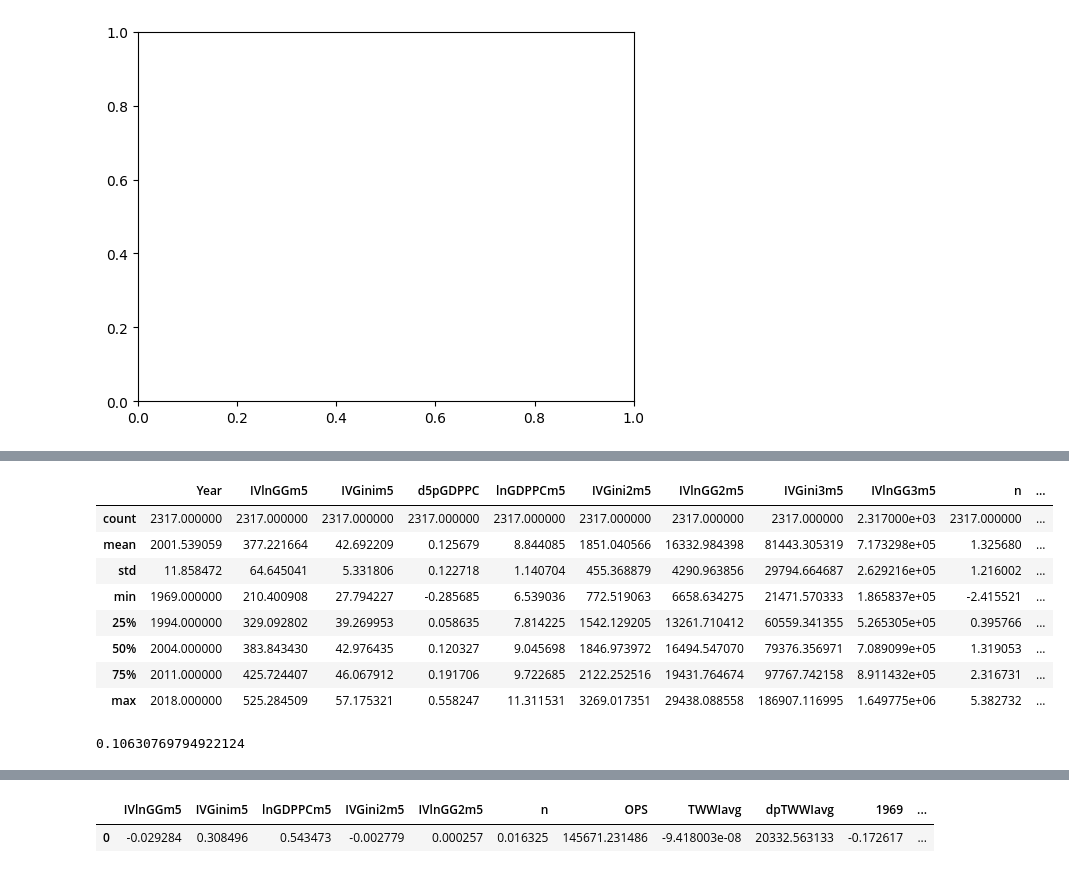
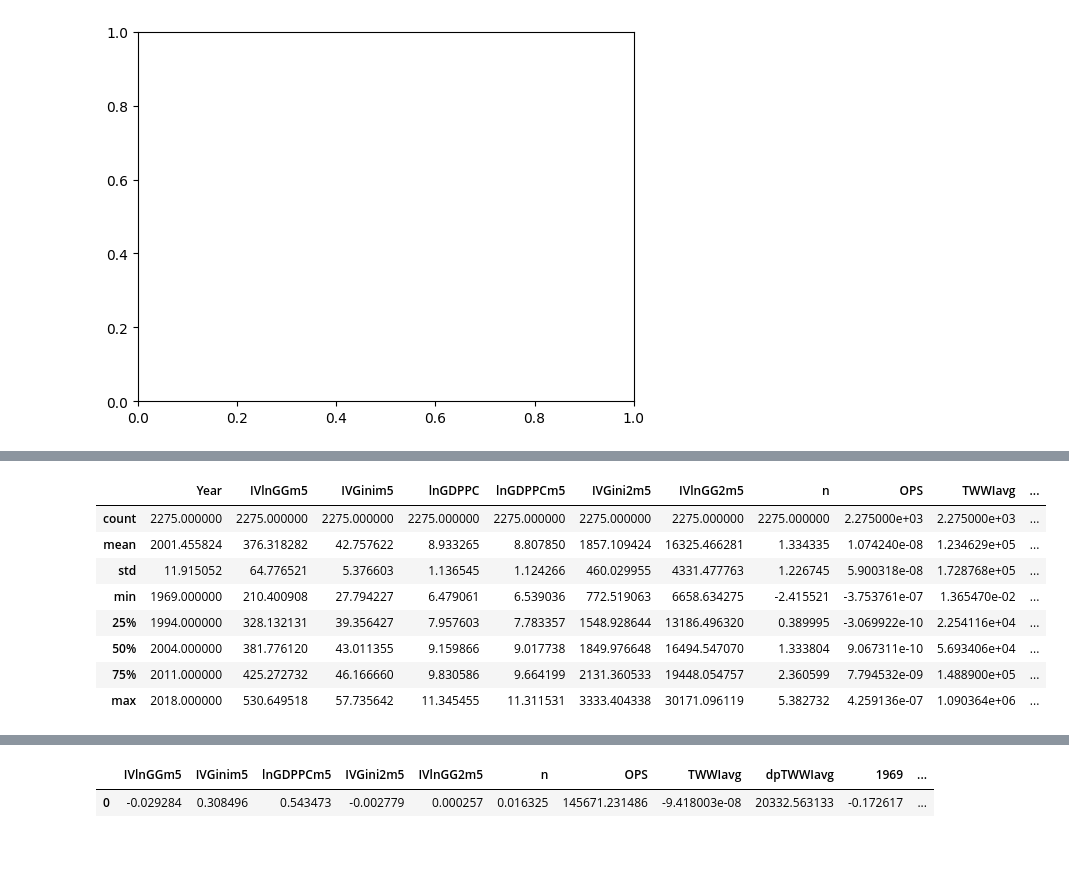
Before and after one commit to JTayMilli/GonGrowth, a Jupyter notebook: Data Processing.ipynb, the cells around one changed output, grey strips where cells are left out. Cells and saved outputs as stored; diff of their text form; code cells hidden in the pictures.

```diff
--- a/Data Processing.ipynb
+++ b/Data Processing.ipynb
@@ -366,8 +370,11 @@ TGall = TGall.sort_values(by = ["Country", "Year"])
 # %%
 TGall["Gini2m5"] = TGall["Ginim5"]**2
 TGall["lnGG"] = TGall["lnGDPPC"].mul(TGall['Gini'])
-TGall["lnGGm5"] = TGall["lnGG"].shift(5)
-TGall["lnGDPPCm5"] = TGall["lnGDPPC"].shift(5)
+TGall["lnGGm5"] = TGall.groupby('Country')["lnGG"].shift(5)
+TGall["lnGDPPCm5"] = TGall.groupby('Country')["lnGDPPC"].shift(5)
+
+TGall['RellnGGm5'] = TGall['RellnGDPPCm5'] * TGall["Ginim5"]
+TGall['RellnGG2m5'] = TGall['RellnGDPPCm5'] * TGall["Gini2m5"]
 TGall = TGall.replace([np.nan, -np.inf], 0)
 # %%
 TGall['Gini'] = TGall['Gini'].replace(0, np.nan)
@@ -425,6 +432,8 @@ South Asia (IDA & IBRD) not found in regex
 Sub-Saharan Africa (IDA & IBRD countries) not found in regex
 Upper middle income not found in regex
 World not found in regex
+# %%
+TGall = TGall.sort_values(by = ["Country", "Year"])
 # %%
 Pr = ( pd.read_excel("statistic_id262858_opec-oil-price-annually-1960-2024.xlsx", sheet_name="Data", skiprows = 4)
       .drop(columns = "Unnamed: 0")
@@ -493,16 +502,23 @@ TGall['IVGini'] = TGall['Gini'] - (TGall['lnGDPPC'].mul(AdjGDP))
 #TGall['IVGini'] = TGall['Gini'] - TGall['predIVGini']
 
 TGall['IVGini'] = TGall['IVGini'].replace(0, np.nan)
-TGall['IVGinim5'] = TGall["IVGini"].shift(5)
+TGall['IVGinim5'] = TGall.groupby('Country')["IVGini"].shift(5)
 
 TGall["IVlnGG"] = TGall["lnGDPPC"].mul(TGall['IVGini'])
-TGall["IVlnGGm5"] = TGall["IVlnGG"].shift(5)
+TGall["IVlnGGm5"] = TGall.groupby('Country')["IVlnGG"].shift(5)
 
 TGall['IVGini2m5'] = TGall['IVGinim5'].mul(TGall['IVGinim5'])
 TGall['IVlnGG2m5'] = TGall['IVGini2m5'].mul(TGall['lnGDPPCm5'])
 
 TGall['IVGini3m5'] = TGall['IVGinim5'].mul(TGall['IVGinim5']).mul(TGall['IVGinim5'])
 TGall['IVlnGG3m5'] = TGall['IVGini2m5'].mul(TGall['lnGDPPCm5']).mul(TGall['IVGinim5'])
+
+TGall['IVRellnGGm5'] = TGall['RellnGDPPCm5'] * TGall["IVGinim5"]
+TGall['IVRellnGG2m5'] = TGall['RellnGDPPCm5'] * TGall["IVGini2m5"]
+TGall = TGall.rename(columns = {"RelGDPPC_x": "RelGDPPC"})
+TGall['RelGDPPCm5'] = TGall.groupby('Country')['RelGDPPC'].shift(5)
+TGall['IVRelGGm5'] = TGall['RelGDPPCm5'] * TGall["IVGinim5"]
+TGall['IVRelGG2m5'] = TGall['RelGDPPCm5'] * TGall["IVGini2m5"]
 
 #################### GDPPC 2
 """
@@ -615,7 +631,7 @@ TGall.HDI = TGall.HDI.mul(100)
 TGall = TGall.merge(GNId, on = ['Country', 'Year'], how = "left")
 # %%
 TGall["lnHDI"] = np.log(TGall["HDI"])
-TGall["lnHDIm5"] = TGall["lnHDI"].shift(5)
+TGall["lnHDIm5"] = TGall.groupby('Country')["lnHDI"].shift(5)
 TGall["GHDIm5"] = TGall["lnHDIm5"].mul(TGall["Ginim5"])
 TGall["GHDI2m5"] = TGall["lnHDIm5"].mul(TGall["Gini2m5"])
 # %% [markdown]
@@ -900,23 +916,18 @@ X.describe()
 # %%
-X = TGall[["Year", "Country", "IVlnGGm5","IVGinim5", "d5pGDPPC", "lnGDPPCm5", 'IVGini2m5', 'IVlnGG2m5', 'IVGini3m5', 'IVlnGG3m5', "n", "OPS", "TWWIavg", "dpTWWIavg"]].replace(0,np.nan).dropna()
+X = TGall[["Year", "Country", "IVlnGGm5","IVGinim5", "lnGDPPC", "lnGDPPCm5", 'IVGini2m5', 'IVlnGG2m5', "n", "OPS", "TWWIavg", "dpTWWIavg", 'RelGDPPCm5', 'IVRelGGm5', 'IVRelGG2m5', 'd5pGDPPC']].replace(0,np.nan).dropna()
 #X = TGall[["Year", "Country", "IVlnGGm5","IVGinim5", "d5pGDPPC", "lnGDPPCm5", 'IVGini2m5', 'IVlnGG2m5', "n", "OPS", "TWWIavg", "dpTWWIavg"]].replace(0,np.nan).dropna()
 X = X[(np.abs(stats.zscore(X.drop(columns = ["Year", "Country"]))) < 3).all(axis=1)]
 X = X.groupby('Country').filter(lambda x: len(x) >= 5) #remove countries with less then 4 data points
 X = X.groupby('Year').filter(lambda x: len(x) >= 10) #remove years with less then 10 entries
 X = X[X.Country.isin(CountryList)] #make sure that the country is in our list of countries
 X.describe()
 # %% [output]
-|  | Year | IVlnGGm5 | IVGinim5 | d5pGDPPC | lnGDPPCm5 | IVGini2m5 | IVlnGG2m5 | IVGini3m5 | IVlnGG3m5 | n | ... |
-| count | 2317.000000 | 2317.000000 | 2317.000000 | 2317.000000 | 2317.000000 | 2317.000000 | 2317.000000 | 2317.000000 | 2.317000e+03 | 2317.000000 | ... |
-| mean | 2001.539059 | 377.221664 | 42.692209 | 0.125679 | 8.844085 | 1851.040566 | 16332.984398 | 81443.305319 | 7.173298e+05 | 1.325680 | ... |
-| std | 11.858472 | 64.645041 | 5.331806 | 0.122718 | 1.140704 | 455.368879 | 4290.963856 | 29794.664687 | 2.629216e+05 | 1.216002 | ... |
-| min | 1969.000000 | 210.400908 | 27.794227 | -0.285685 | 6.539036 | 772.519063 | 6658.634275 | 21471.570333 | 1.865837e+05 | -2.415521 | ... |
-| 25% | 1994.000000 | 329.092802 | 39.269953 | 0.058635 | 7.814225 | 1542.129205 | 13261.710412 | 60559.341355 | 5.265305e+05 | 0.395766 | ... |
-| 50% | 2004.000000 | 383.843430 | 42.976435 | 0.120327 | 9.045698 | 1846.973972 | 16494.547070 | 79376.356971 | 7.089099e+05 | 1.319053 | ... |
-| 75% | 2011.000000 | 425.724407 | 46.067912 | 0.191706 | 9.722685 | 2122.252516 | 19431.764674 | 97767.742158 | 8.911432e+05 | 2.316731 | ... |
-| max | 2018.000000 | 525.284509 | 57.175321 | 0.558247 | 11.311531 | 3269.017351 | 29438.088558 | 186907.116995 | 1.649775e+06 | 5.382732 | ... |
+|  | Year | IVlnGGm5 | IVGinim5 | lnGDPPC | lnGDPPCm5 | IVGini2m5 | IVlnGG2m5 | n | OPS | TWWIavg | ... |
+| count | 2275.000000 | 2275.000000 | 2275.000000 | 2275.000000 | 2275.000000 | 2275.000000 | 2275.000000 | 2275.000000 | 2.275000e+03 | 2.275000e+03 | ... |
+| mean | 2001.455824 | 376.318282 | 42.757622 | 8.933265 | 8.807850 | 1857.109424 | 16325.466281 | 1.334335 | 1.074240e-08 | 1.234629e+05 | ... |
+| std | 11.915052 | 64.776521 | 5.376603 | 1.136545 | 1.124266 | 460.029955 | 4331.477763 | 1.226745 | 5.900318e-08 | 1.728768e+05 | ... |
+| min | 1969.000000 | 210.400908 | 27.794227 | 6.479061 | 6.539036 | 772.519063 | 6658.634275 | -2.415521 | -3.753761e-07 | 1.365470e-02 | ... |
+| 25% | 1994.000000 | 328.132131 | 39.356427 | 7.957603 | 7.783357 | 1548.928644 | 13186.496320 | 0.389995 | -3.069922e-10 | 2.254116e+04 | ... |
+| 50% | 2004.000000 | 381.776120 | 43.011355 | 9.159866 | 9.017738 | 1849.976648 | 16494.547070 | 1.333804 | 9.067311e-10 | 5.693406e+04 | ... |
+| 75% | 2011.000000 | 425.272732 | 46.166660 | 9.830586 | 9.664199 | 2131.360533 | 19448.054757 | 2.360599 | 7.794532e-09 | 1.488900e+05 | ... |
+| max | 2018.000000 | 530.649518 | 57.735642 | 11.345455 | 11.311531 | 3333.404338 | 30171.096119 | 5.382732 | 4.259136e-07 | 1.090364e+06 | ... |
-# %%
-meandelta = X.lnGDPPC.mean() - X.lnGDPPCm5.mean()
-meandelta
-# %% [output]
-0.10630769794922124
```
Also changed, not shown: parts of 12 cells of this notebook, 2 other files.
